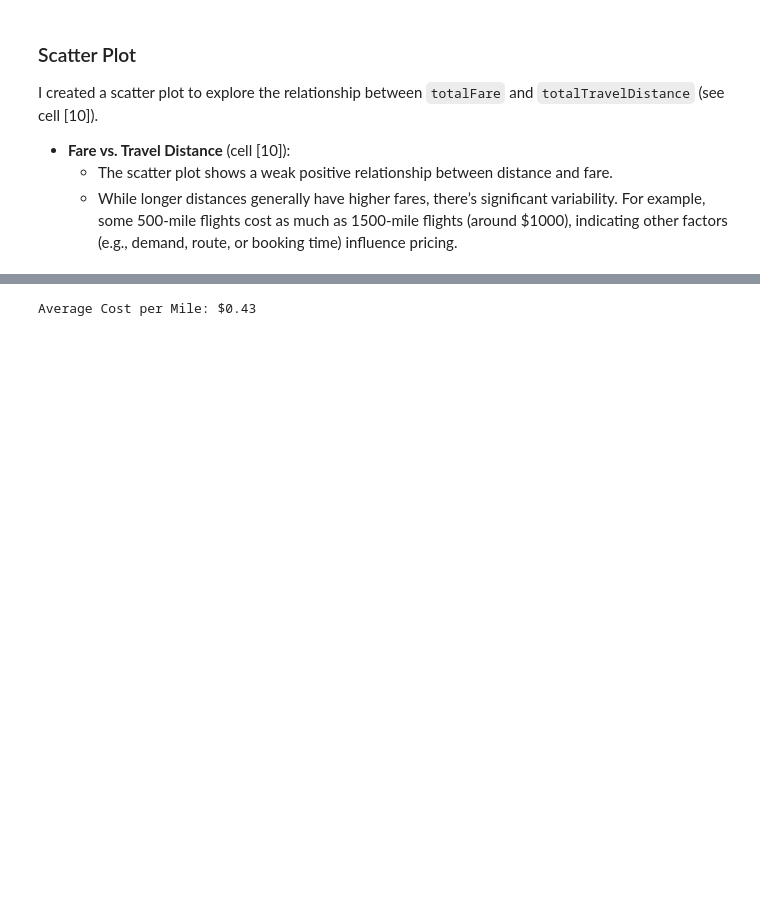
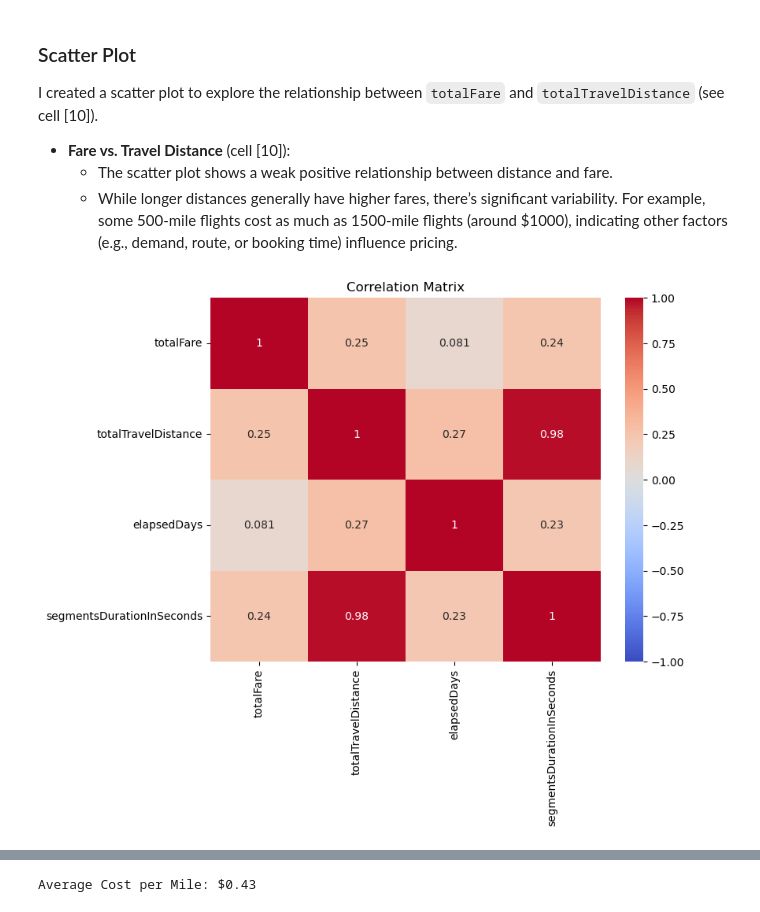
Before and after one commit to OrlandoBrandon/orlandobrandon.github.io, a Jupyter notebook: Project_3/Airlines_Regression_Model.ipynb, the cells around one changed output, grey strips where cells are left out. Drawn from its saved outputs; the diff is of its cells as text; code cells hidden in the pictures; blank space fills up the shorter version.

```diff
--- a/Project_3/Airlines_Regression_Model.ipynb
+++ b/Project_3/Airlines_Regression_Model.ipynb
@@ -172,3 +175,14 @@ I created a scatter plot to explore the relationship between `totalFare` and `to
 - **Fare vs. Travel Distance** (cell [10]):
   - The scatter plot shows a weak positive relationship between distance and fare.
   - While longer distances generally have higher fares, there’s significant variability. For example, some 500-mile flights cost as much as 1500-mile flights (around $1000), indicating other factors (e.g., demand, route, or booking time) influence pricing.
+# %%
+# Correlation matrix
+import seaborn as sns
+import matplotlib.pyplot as plt
+corr_matrix = filtered_df[['totalFare', 'totalTravelDistance', 'elapsedDays', 'segmentsDurationInSeconds']].corr()
+plt.figure(figsize=(8, 6))
+sns.heatmap(corr_matrix, annot=True, cmap='coolwarm', vmin=-1, vmax=1)
+plt.title('Correlation Matrix')
+plt.show()
+# %% [output]
+[figure, added]
```
Also changed, not shown: parts of 9 cells of this notebook.
